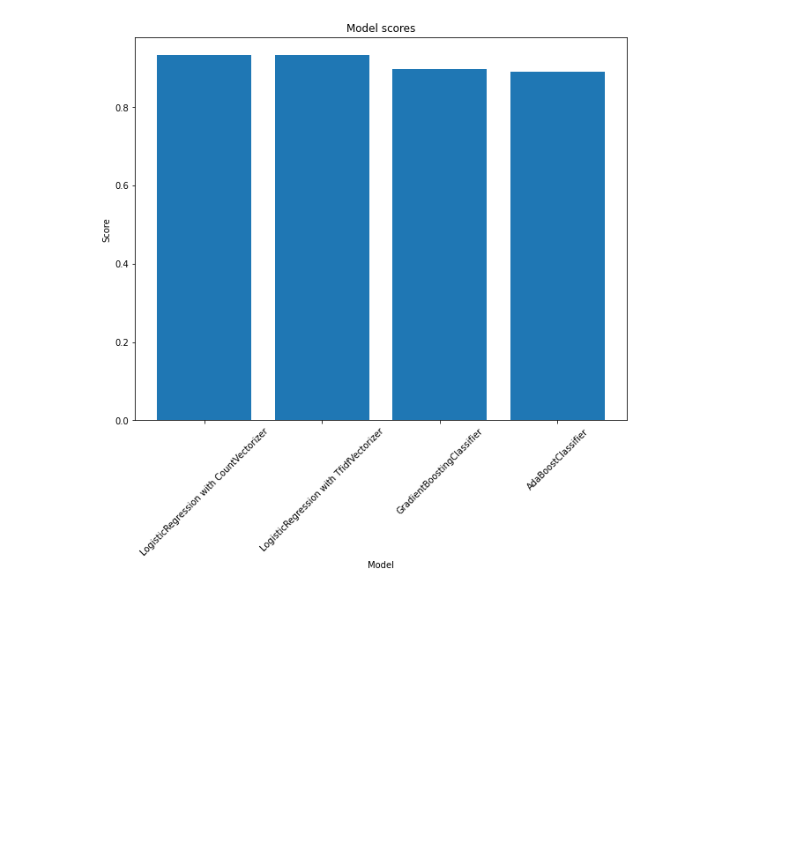
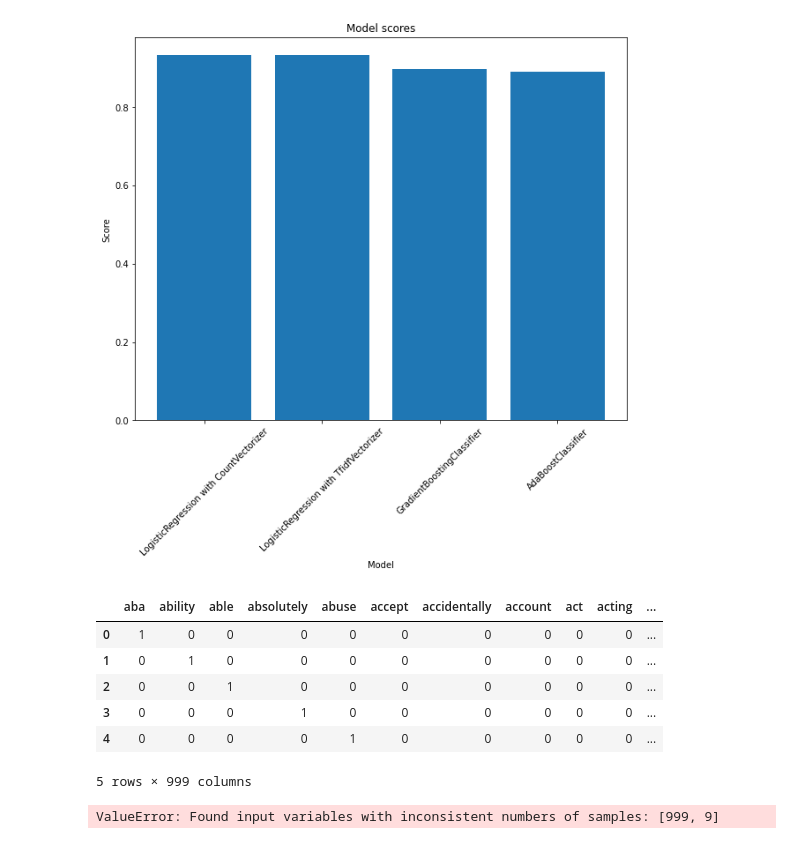
Before and after one commit to grahamwaters/Reddit-NLP-Analysis, a Jupyter notebook: notebooks/final_report.ipynb, the cells around one changed output. Saved outputs shown, nothing was run; the diff lists cells and outputs as text; code cells hidden in the pictures; blank space fills up the shorter version.

```diff
--- a/notebooks/final_report.ipynb
+++ b/notebooks/final_report.ipynb
@@ -708,3 +780,12 @@ plt.show();
+# %%
+# create the count vectorizer
+cvec = CountVectorizer()
+# fit the count vectorizer to the data
+cvec.fit(X)
+# transform the data
+X_cvec = cvec.transform(X)
+# create a dataframe of the transformed data
+X_cvec_df = pd.DataFrame(X_cvec.toarray(), columns=cvec.get_feature_names())
 # %%
 # load all models from the pickle files and create a list of the models
 models = [pickle.load(open('../models/adaboost.pkl', 'rb')),
@@ -731,3 +812,30 @@ plt.savefig('../images/model_scores.png')
 plt.show();
 # %% [output]
 [figure]
+# %%
+X_cvec_df.head()
+# %% [output]
+|  | aba | ability | able | absolutely | abuse | accept | accidentally | account | act | acting | ... |
+| 0 | 1 | 0 | 0 | 0 | 0 | 0 | 0 | 0 | 0 | 0 | ... |
+| 1 | 0 | 1 | 0 | 0 | 0 | 0 | 0 | 0 | 0 | 0 | ... |
+| 2 | 0 | 0 | 1 | 0 | 0 | 0 | 0 | 0 | 0 | 0 | ... |
+| 3 | 0 | 0 | 0 | 1 | 0 | 0 | 0 | 0 | 0 | 0 | ... |
+| 4 | 0 | 0 | 0 | 0 | 1 | 0 | 0 | 0 | 0 | 0 | ... |
+5 rows × 999 columns
+# %%
+# create a dictionary to store the scores for the models
+model_scores = {}
+# the data to run the models on is the count vectorized text X and y, so we need that data to be usable here.
+# we can do that by creating a new dataframe with the count vectorized text and the target variable
+X_cvec_df['subreddit'] = y
+# create a list of the models to run
+models_to_run = [logreg_cvec, ada_cvec, gb_cvec, dt_cvec, rf_cvec, knn_cvec, rf_cvec]
+# create a list of the names of the models to run
+model_names = ['logreg_cvec', 'ada_cvec', 'gb_cvec', 'dt_cvec', 'rf_cvec', 'knn_cvec', 'rf_cvec']
+# loop through the models and run them
+for model, model_name in zip(models_to_run, model_names):
+    # run the model
+    model_scores[model_name] = run_this_model(model, model_name, X_cvec_df, 'subreddit') # loop through the models and run them, using the count vectorized data and the subreddit column as the target variable. The model name is used to save the model and the plot.
+    print(f' {model_name} model complete')
+# %% [output]
+ValueError: Found input variables with inconsistent numbers of samples: [999, 9]
```
Also changed, not shown: parts of 4 cells of this notebook, 1 other file.
